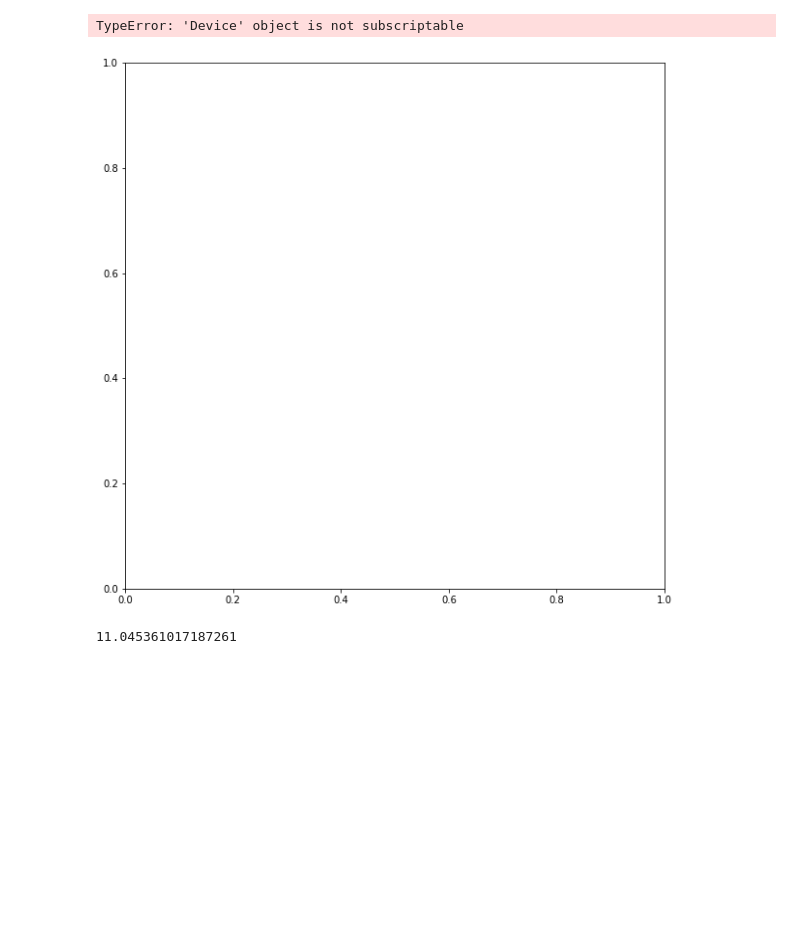
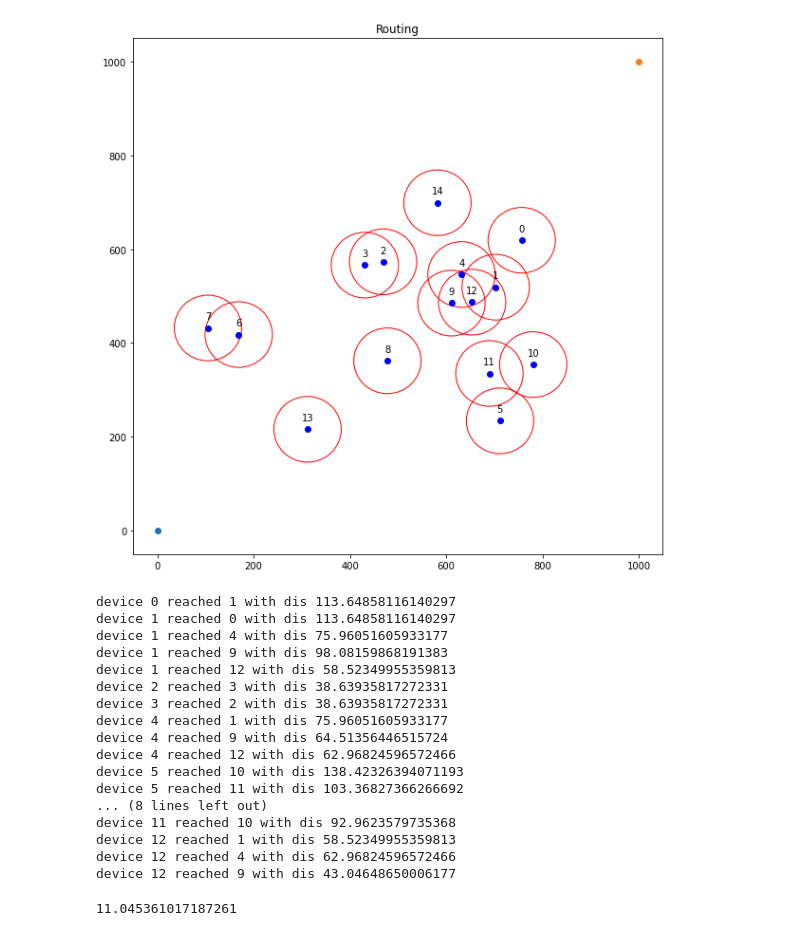
Before and after one commit to tinyprocessing/Router, a Jupyter notebook: init.ipynb, the cells around one changed output. Saved outputs shown, nothing was run; the diff lists cells and outputs as text; code cells hidden in the pictures; blank space fills up the shorter version.

Commit message:
collision model

```diff
--- a/init.ipynb
+++ b/init.ipynb
@@ -24,6 +24,7 @@ class Settings:
 settings = Settings()
 # %%
 class Device:
+    device_id = 0
     x = 0
     y = 0
     device_type = "mobile" #tower
@@ -37,10 +38,11 @@ class Draw:
         ax = fig.gca()
 
         for i in range(0, len(devices)):
-            ax.add_artist(plt.Circle((devices[i][x], devices[i][y]), settings.signal_per_device_zone, color='r', fill=False))
+            ax.add_artist(plt.Circle((devices[i].x, devices[i].y), settings.signal_per_device_zone, color='r', fill=False))
 
         for i in range(0, len(devices)):
-              plt.plot(devices[i][x], devices[i][y], 'o')
+            plt.plot(devices[i].x, devices[i].y, 'o', color="blue")
+            plt.text(devices[i].x, devices[i].y+25, str(devices[i].device_id), fontdict=None, horizontalalignment='center', verticalalignment='center')
 
         plt.plot(0, 0, 'o')
         plt.plot(1000, 1000, 'o')
@@ -72,6 +74,17 @@ class Draw:
 # %%
 class Generator:
 
+    def collision(self, devices):
+        for i in range(0, len(devices)):
+            device_current = devices[i]
+            for j in range(0, len(devices)):
+                device_to_reach = devices[j]
+                if (device_current == device_to_reach):
+                    continue;
+                distance = math.sqrt( ((int(device_current.x)-int(device_to_reach.x))**2)+((int(device_current.y)-int(device_to_reach.y))**2) )
+
+                if (distance < (settings.signal_per_device_zone * 2)):
+                    print("device " + str(device_current.device_id) + " reached " + str(device_to_reach.device_id) + " with dis " + str(distance))
 
     def walk(self, points):
         start_points_x = []
@@ -90,20 +103,16 @@ class Generator:
     def start(self):
         devices = [] #Device array with classes
 
-#         start_points_x = []
-#         start_points_y = []
         for i in range(0, settings.devices):
             x, y = random.randint(100, settings.end_x),  random.randint(100, settings.end_y)
 
             device = Device()
+            device.device_id = i
             device.x = x
             device.y = y
 
             devices.append(device)
 
-#             start_points_x.append(x)
-#             start_points_y.append(y)
-#         return [start_points_x, start_points_y]
         return devices
         pass
 # %%
@@ -117,6 +126,7 @@ class Router:
         plt.ion()
         devices = self.generator.start()
         self.draw.draw_once(devices)
+        self.generator.collision(devices)
 #         while True:
 #             points = self.generator.walk(points)
 #             self.draw.draw(points)
@@ -128,12 +138,28 @@ class Router:
         pass
 # %%
 router = Router() # call public class
-settings.devices = 20
+settings.devices = 15
 settings.signal_per_device_zone = 70
 router.start()
 # %% [output]
+[figure, new version]
-TypeError: 'Device' object is not subscriptable
+device 0 reached 1 with dis 113.64858116140297
+device 1 reached 0 with dis 113.64858116140297
+device 1 reached 4 with dis 75.96051605933177
+device 1 reached 9 with dis 98.08159868191383
+device 1 reached 12 with dis 58.52349955359813
+device 2 reached 3 with dis 38.63935817272331
+device 3 reached 2 with dis 38.63935817272331
+device 4 reached 1 with dis 75.96051605933177
+device 4 reached 9 with dis 64.51356446515724
+device 4 reached 12 with dis 62.96824596572466
+device 5 reached 10 with dis 138.42326394071193
+device 5 reached 11 with dis 103.36827366266692
+... (8 lines left out)
+device 11 reached 10 with dis 92.9623579735368
+device 12 reached 1 with dis 58.52349955359813
+device 12 reached 4 with dis 62.96824596572466
+device 12 reached 9 with dis 43.04648650006177
-[figure, old version]
 # %%
 import numpy as np
 from scipy.spatial.distance import cdist
```
